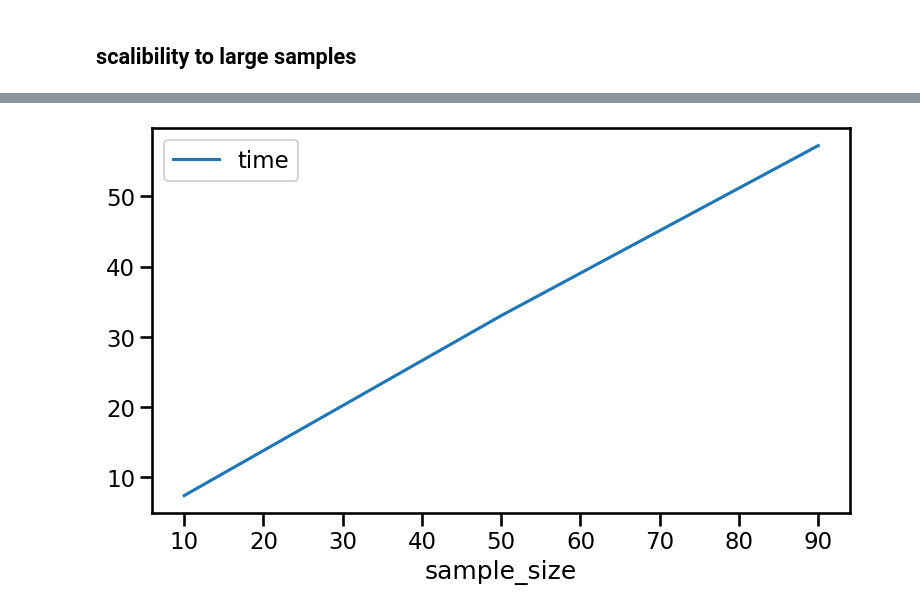
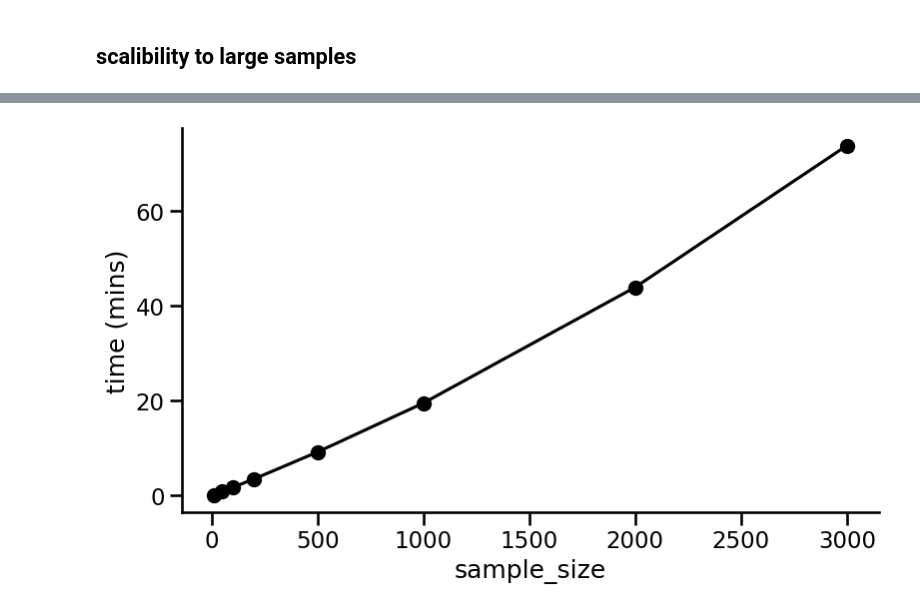
Before and after one commit to dmnfarrell/snipgenie, a Jupyter notebook: notebooks/benchmarking.ipynb, the cells around one changed output, grey strips where cells are left out. Drawn from its saved outputs; the diff is of its cells as text; code cells hidden in the pictures.

Commit message:
minor changes to test run code

```diff
--- a/notebooks/benchmarking.ipynb
+++ b/notebooks/benchmarking.ipynb
@@ -290,5 +210,9 @@ Done. Sample summary:
 # %%
-res = pd.DataFrame({'sample_size':runsizes,'time':times})
-ax=res.plot(x='sample_size',legend=True,figsize=(9,5))
+#res2 = pd.DataFrame({'sample_size':runsizes,'time':times})
+res2['mins'] = res2.time/60
+#res2.to_csv('sim_test_scalibility.csv',index=False)
+ax=res2.plot(x='sample_size',y='mins',legend=False,c='black',marker='o',ms=10,figsize=(9,5))
+ax.set_ylabel('time (mins)')
+sns.despine()
 # %% [output]
-[figure, old version]
+[figure, new version]
```
Also changed, not shown: parts of 8 cells of this notebook, 3 other files.
